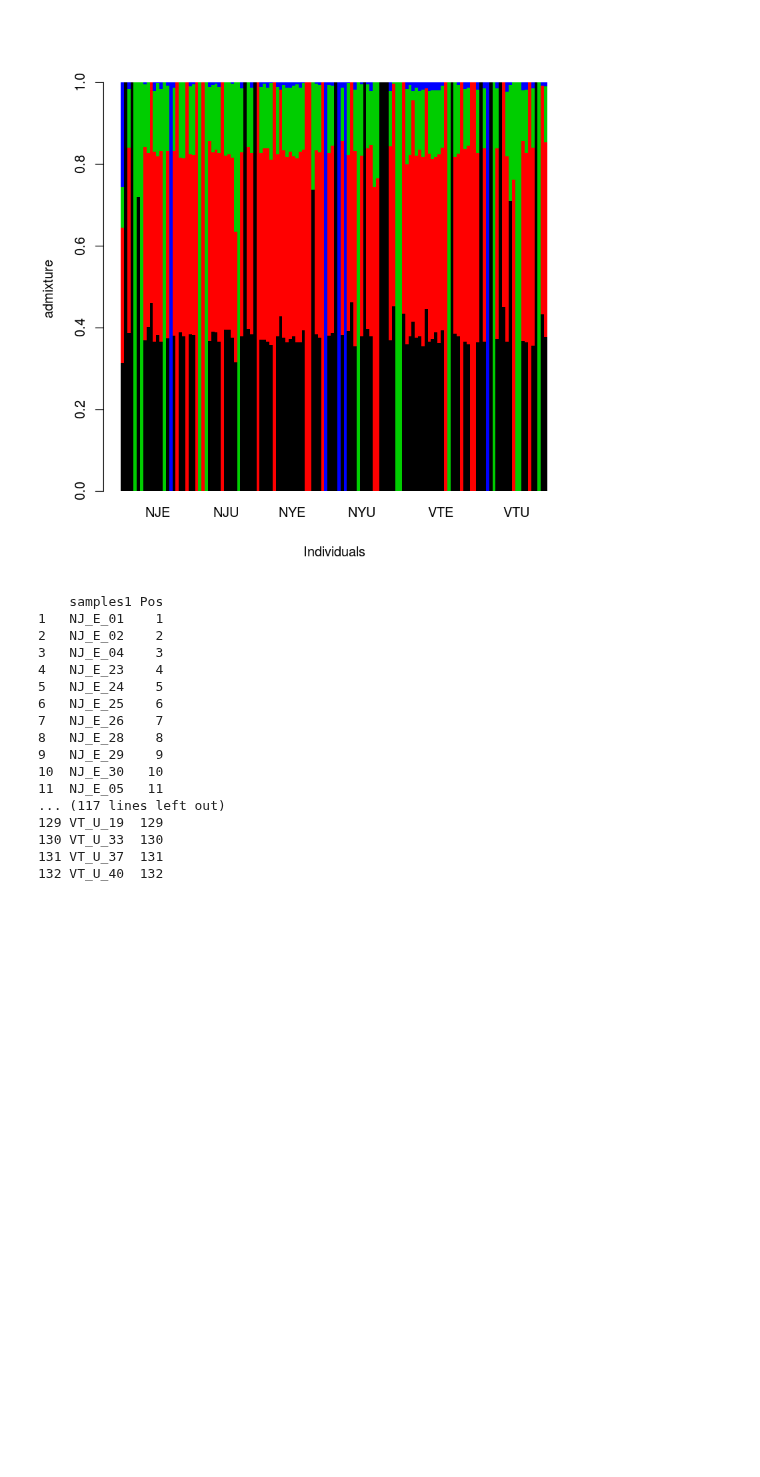
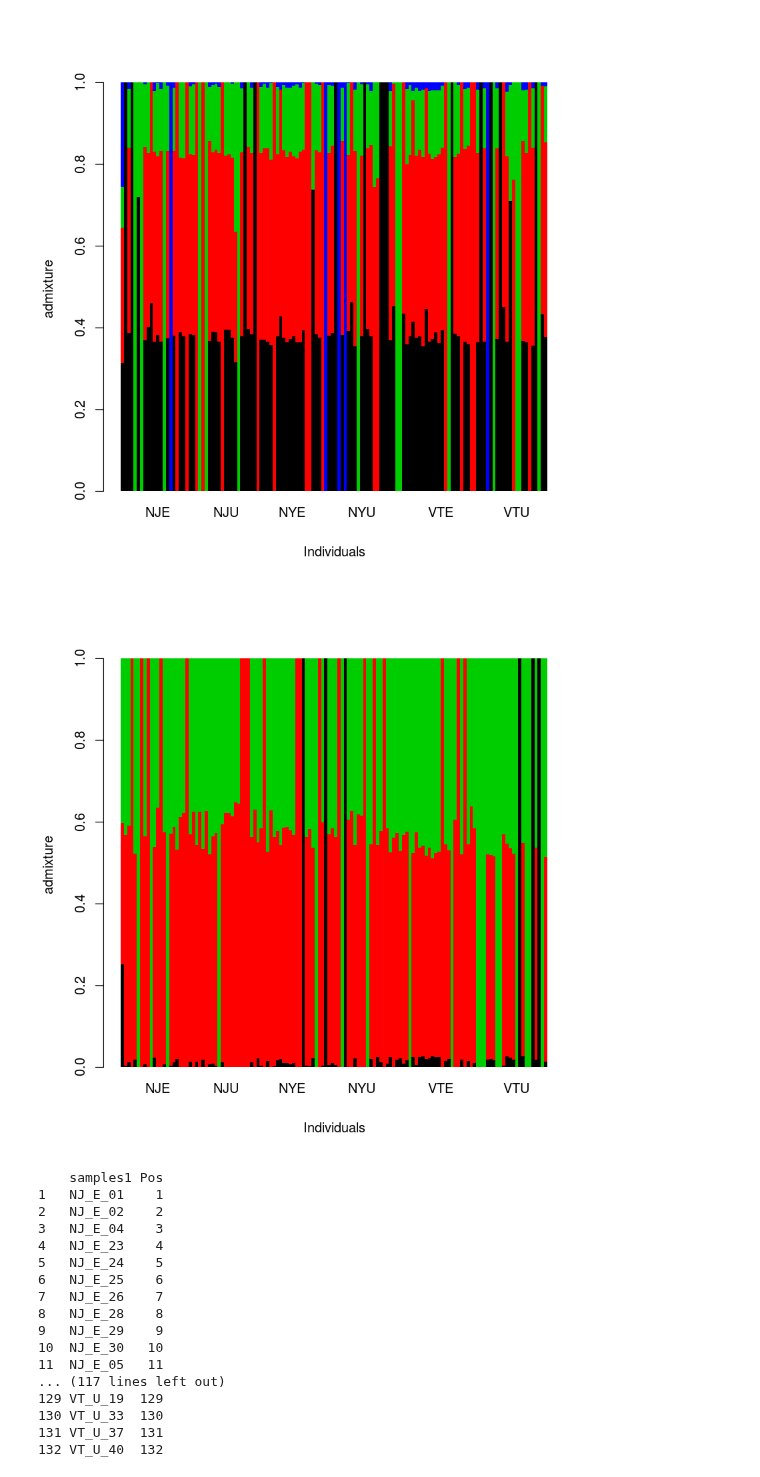
Before and after one commit to sagw/WNS_WGS, a Jupyter notebook: Notebooks/Angsd_all_PCA_graphs.ipynb, the cells around one changed output. Drawn from its saved outputs; the diff is of its cells as text; code cells hidden in the pictures; blank space fills up the shorter version.

```diff
--- a/Notebooks/Angsd_all_PCA_graphs.ipynb
+++ b/Notebooks/Angsd_all_PCA_graphs.ipynb
@@ -142,6 +130,14 @@ h = barplot(admix,col=1:4,space=0,border=NA,xlab="Individuals",ylab="admixture")
 text(tapply(1:nrow(pops),pops[,1],mean),-0.05,unique(pops[,1]),xpd=T)
 # %% [output]
 [figure]
+# %%
+admix = t(as.matrix(read.table("/local/home/sarahgw/WGS/SNPS/All_mylu/genolike/All_mylu_gl_filt_admix3.qopt")))
+#admix = admix[,order(pops[,1])]
+#pops = pops[order(pops[,1]),]
+h = barplot(admix,col=1:3,space=0,border=NA,xlab="Individuals",ylab="admixture")
+text(tapply(1:nrow(pops),pops[,1],mean),-0.05,unique(pops[,1]),xpd=T)
+# %% [output]
+[figure, added]
 # %%
 samples1= as.data.frame(samples1)
 samples1$Pos=1:NROW(samples1)
```
Also changed, not shown: parts of 3 cells of this notebook.
